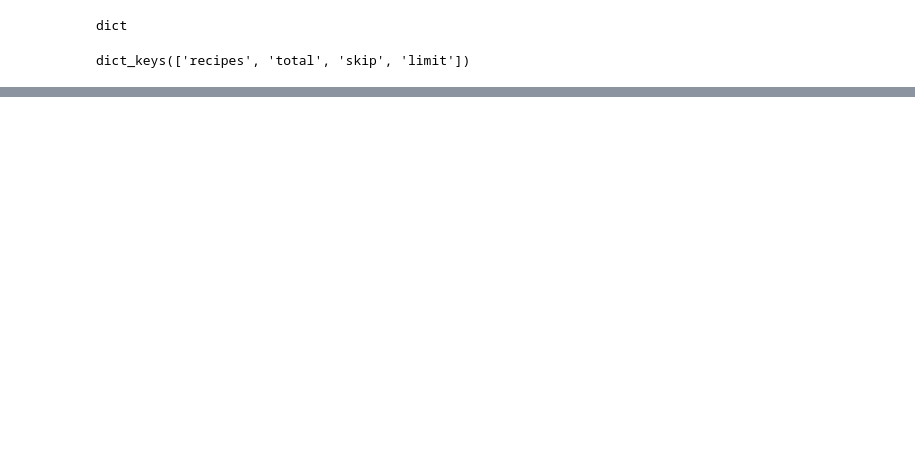
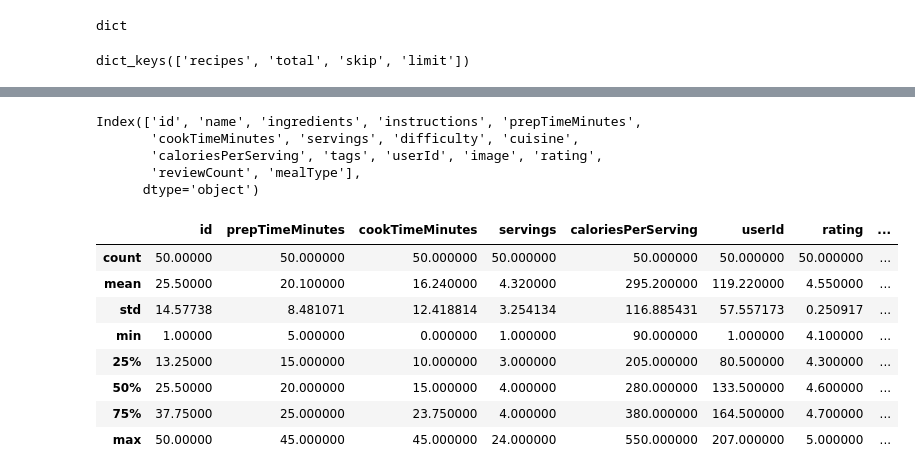
Before and after one commit to sojog/ML-NLP-DP-Bittnet-Iulie-2026, a Jupyter notebook: Ziua3/02.retete_dataframe.ipynb, the cells around one changed output, grey strips where cells are left out. Cells and saved outputs as stored; diff of their text form; code cells hidden in the pictures; blank space fills up the shorter version.

Commit message:
Filtrare DataFrame-uri

```diff
--- a/Ziua3/02.retete_dataframe.ipynb
+++ b/Ziua3/02.retete_dataframe.ipynb
@@ -3,7 +3,7 @@ import requests
 import pandas as pd
 from pprint import pprint
 # %%
-response = requests.get("https://dummyjson.com/recipes")
+response = requests.get("https://dummyjson.com/recipes", {"limit":0})
 response_json = response.json()
 response_json
 # %% [output]
@@ -34,0 +39,3 @@ dict_keys(['recipes', 'total', 'skip', 'limit'])
+# %%
+df = pd.DataFrame(response_json["recipes"])
+df.head(2)
@@ -34,0 +52,20 @@ dict_keys(['recipes', 'total', 'skip', 'limit'])
+# %%
+df.keys()
+# %% [output]
+Index(['id', 'name', 'ingredients', 'instructions', 'prepTimeMinutes',
+       'cookTimeMinutes', 'servings', 'difficulty', 'cuisine',
+       'caloriesPerServing', 'tags', 'userId', 'image', 'rating',
+       'reviewCount', 'mealType'],
+      dtype='object')
+# %%
+df.describe()
+# %% [output]
+|  | id | prepTimeMinutes | cookTimeMinutes | servings | caloriesPerServing | userId | rating | ... |
+| count | 50.00000 | 50.000000 | 50.000000 | 50.000000 | 50.000000 | 50.000000 | 50.000000 | ... |
+| mean | 25.50000 | 20.100000 | 16.240000 | 4.320000 | 295.200000 | 119.220000 | 4.550000 | ... |
+| std | 14.57738 | 8.481071 | 12.418814 | 3.254134 | 116.885431 | 57.557173 | 0.250917 | ... |
+| min | 1.00000 | 5.000000 | 0.000000 | 1.000000 | 90.000000 | 1.000000 | 4.100000 | ... |
+| 25% | 13.25000 | 15.000000 | 10.000000 | 3.000000 | 205.000000 | 80.500000 | 4.300000 | ... |
+| 50% | 25.50000 | 20.000000 | 15.000000 | 4.000000 | 280.000000 | 133.500000 | 4.600000 | ... |
+| 75% | 37.75000 | 25.000000 | 23.750000 | 4.000000 | 380.000000 | 164.500000 | 4.700000 | ... |
+| max | 50.00000 | 45.000000 | 45.000000 | 24.000000 | 550.000000 | 207.000000 | 5.000000 | ... |
```
Also changed, not shown: parts of 16 cells of this notebook.
